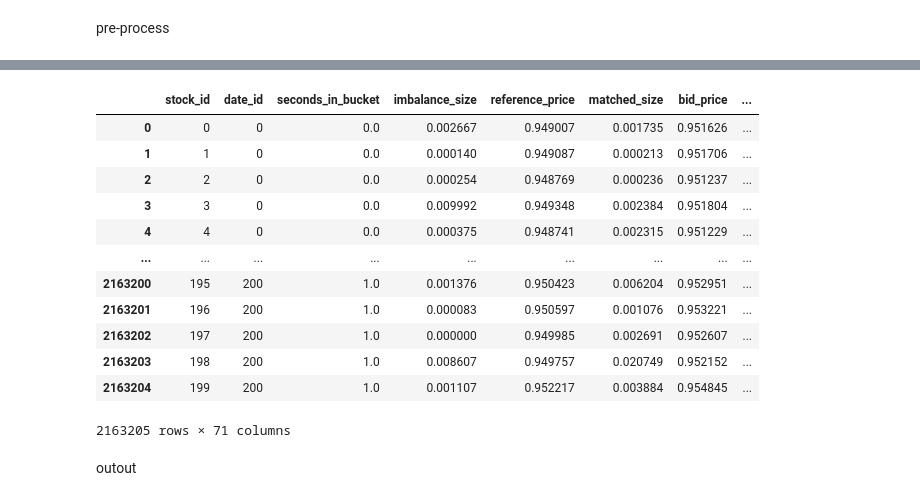
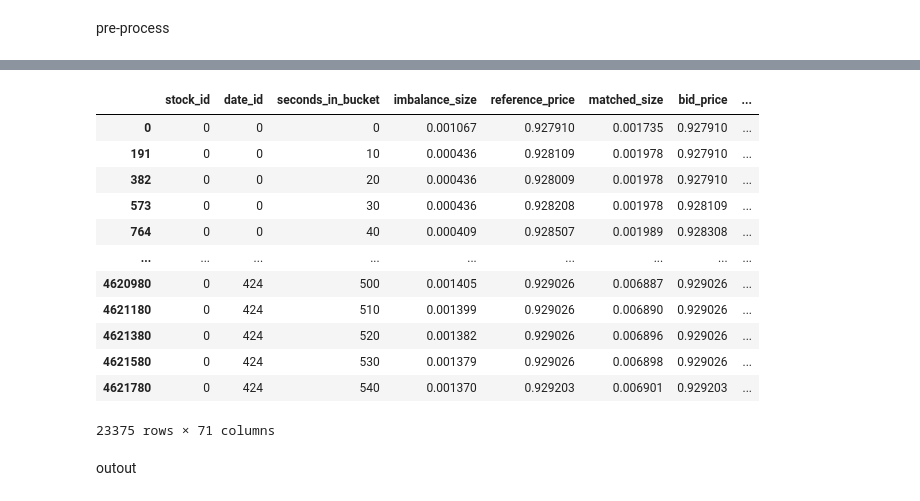
Before and after one commit to fdraverta/comp642-project, a Jupyter notebook: FRaverta-Notebooks/charles-trading-at-the-close-introduction.ipynb, the cells around one changed output, grey strips where cells are left out. Drawn from its saved outputs; the diff is of its cells as text; code cells hidden in the pictures.

```diff
--- a/FRaverta-Notebooks/charles-trading-at-the-close-introduction.ipynb
+++ b/FRaverta-Notebooks/charles-trading-at-the-close-introduction.ipynb
@@ -213,19 +156,19 @@ Index(['stock_id', 'date_id', 'seconds_in_bucket', 'imbalance_size',
-# %%
-train_df
-# %% [output]
-|  | stock_id | date_id | seconds_in_bucket | imbalance_size | reference_price | matched_size | bid_price | ... |
-| 0 | 0 | 0 | 0.0 | 0.002667 | 0.949007 | 0.001735 | 0.951626 | ... |
-| 1 | 1 | 0 | 0.0 | 0.000140 | 0.949087 | 0.000213 | 0.951706 | ... |
-| 2 | 2 | 0 | 0.0 | 0.000254 | 0.948769 | 0.000236 | 0.951237 | ... |
-| 3 | 3 | 0 | 0.0 | 0.009992 | 0.949348 | 0.002384 | 0.951804 | ... |
-| 4 | 4 | 0 | 0.0 | 0.000375 | 0.948741 | 0.002315 | 0.951229 | ... |
-| ... | ... | ... | ... | ... | ... | ... | ... | ... |
-| 2163200 | 195 | 200 | 1.0 | 0.001376 | 0.950423 | 0.006204 | 0.952951 | ... |
-| 2163201 | 196 | 200 | 1.0 | 0.000083 | 0.950597 | 0.001076 | 0.953221 | ... |
-| 2163202 | 197 | 200 | 1.0 | 0.000000 | 0.949985 | 0.002691 | 0.952607 | ... |
-| 2163203 | 198 | 200 | 1.0 | 0.008607 | 0.949757 | 0.020749 | 0.952152 | ... |
-| 2163204 | 199 | 200 | 1.0 | 0.001107 | 0.952217 | 0.003884 | 0.954845 | ... |
-2163205 rows × 71 columns
+# %%
+train_df[train_df['stock_id']==0]
+# %% [output]
+|  | stock_id | date_id | seconds_in_bucket | imbalance_size | reference_price | matched_size | bid_price | ... |
+| 0 | 0 | 0 | 0 | 0.001067 | 0.927910 | 0.001735 | 0.927910 | ... |
+| 191 | 0 | 0 | 10 | 0.000436 | 0.928109 | 0.001978 | 0.927910 | ... |
+| 382 | 0 | 0 | 20 | 0.000436 | 0.928009 | 0.001978 | 0.927910 | ... |
+| 573 | 0 | 0 | 30 | 0.000436 | 0.928208 | 0.001978 | 0.928109 | ... |
+| 764 | 0 | 0 | 40 | 0.000409 | 0.928507 | 0.001989 | 0.928308 | ... |
+| ... | ... | ... | ... | ... | ... | ... | ... | ... |
+| 4620980 | 0 | 424 | 500 | 0.001405 | 0.929026 | 0.006887 | 0.929026 | ... |
+| 4621180 | 0 | 424 | 510 | 0.001399 | 0.929026 | 0.006890 | 0.929026 | ... |
+| 4621380 | 0 | 424 | 520 | 0.001382 | 0.929026 | 0.006896 | 0.929026 | ... |
+| 4621580 | 0 | 424 | 530 | 0.001379 | 0.929026 | 0.006898 | 0.929026 | ... |
+| 4621780 | 0 | 424 | 540 | 0.001370 | 0.929203 | 0.006901 | 0.929203 | ... |
+23375 rows × 71 columns
 # %% [markdown]
 outout
 # %%
```
Also changed, not shown: parts of 11 cells of this notebook.
